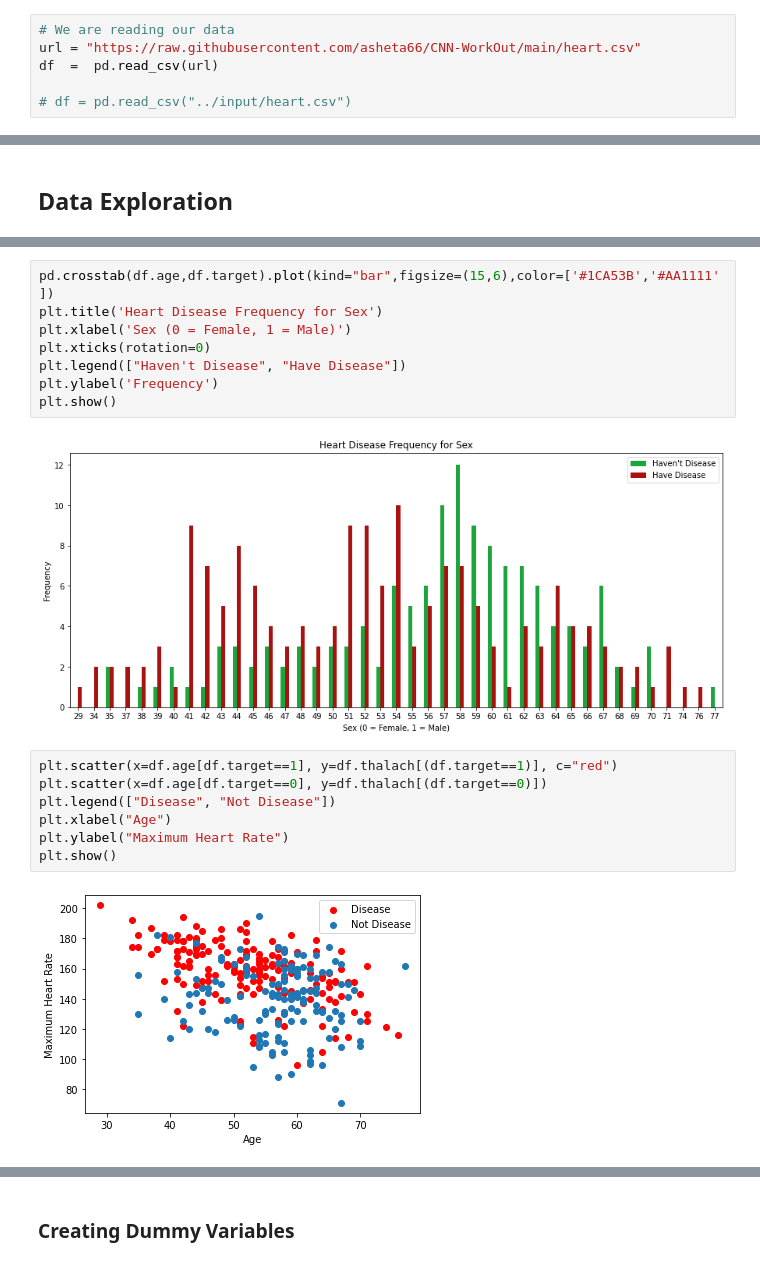
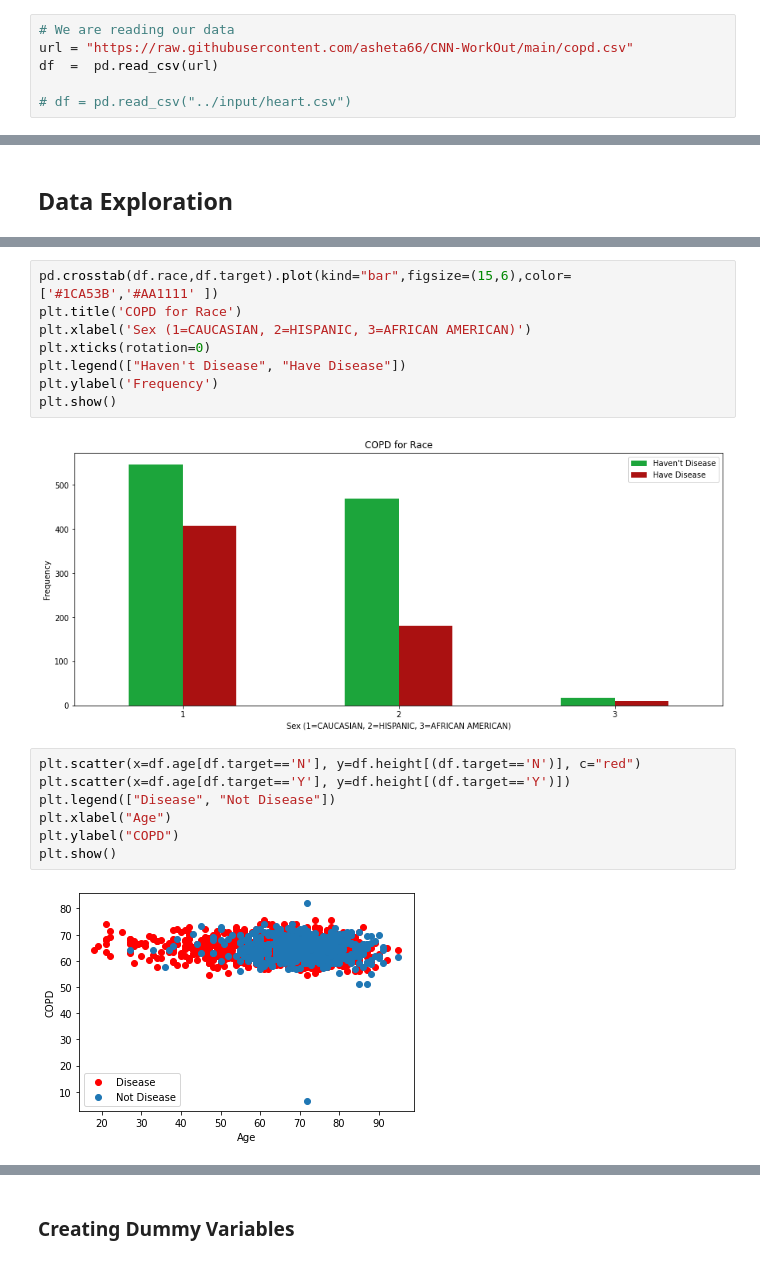
Before and after one commit to asheta66/CNN-WorkOut, a Jupyter notebook: data_classification.ipynb, the cells around one changed output, grey strips where cells are left out. Cells and saved outputs as stored; diff of their text form.

```diff
--- a/data_classification.ipynb
+++ b/data_classification.ipynb
@@ -28,7 +28,7 @@ import os
 ## Read Data
 # %%
 # We are reading our data
-url = "https://raw.githubusercontent.com/asheta66/CNN-WorkOut/main/heart.csv"
+url = "https://raw.githubusercontent.com/asheta66/CNN-WorkOut/main/copd.csv"
 df  =  pd.read_csv(url)
 
 # df = pd.read_csv("../input/heart.csv")
@@ -113,19 +119,19 @@ plt.show()
 # %%
-pd.crosstab(df.age,df.target).plot(kind="bar",figsize=(15,6),color=['#1CA53B','#AA1111' ])
-plt.title('Heart Disease Frequency for Sex')
-plt.xlabel('Sex (0 = Female, 1 = Male)')
+pd.crosstab(df.race,df.target).plot(kind="bar",figsize=(15,6),color=['#1CA53B','#AA1111' ])
+plt.title('COPD for Race')
+plt.xlabel('Sex (1=CAUCASIAN, 2=HISPANIC, 3=AFRICAN AMERICAN)')
 plt.xticks(rotation=0)
 plt.legend(["Haven't Disease", "Have Disease"])
 plt.ylabel('Frequency')
 plt.show()
 # %% [output]
-[figure, old version]
+[figure, new version]
 # %%
-plt.scatter(x=df.age[df.target==1], y=df.thalach[(df.target==1)], c="red")
-plt.scatter(x=df.age[df.target==0], y=df.thalach[(df.target==0)])
+plt.scatter(x=df.age[df.target=='N'], y=df.height[(df.target=='N')], c="red")
+plt.scatter(x=df.age[df.target=='Y'], y=df.height[(df.target=='Y')])
 plt.legend(["Disease", "Not Disease"])
 plt.xlabel("Age")
-plt.ylabel("Maximum Heart Rate")
+plt.ylabel("COPD")
 plt.show()
 # %% [output]
-[figure, old version]
+[figure, new version]
```
Also changed, not shown: parts of 26 cells of this notebook.
